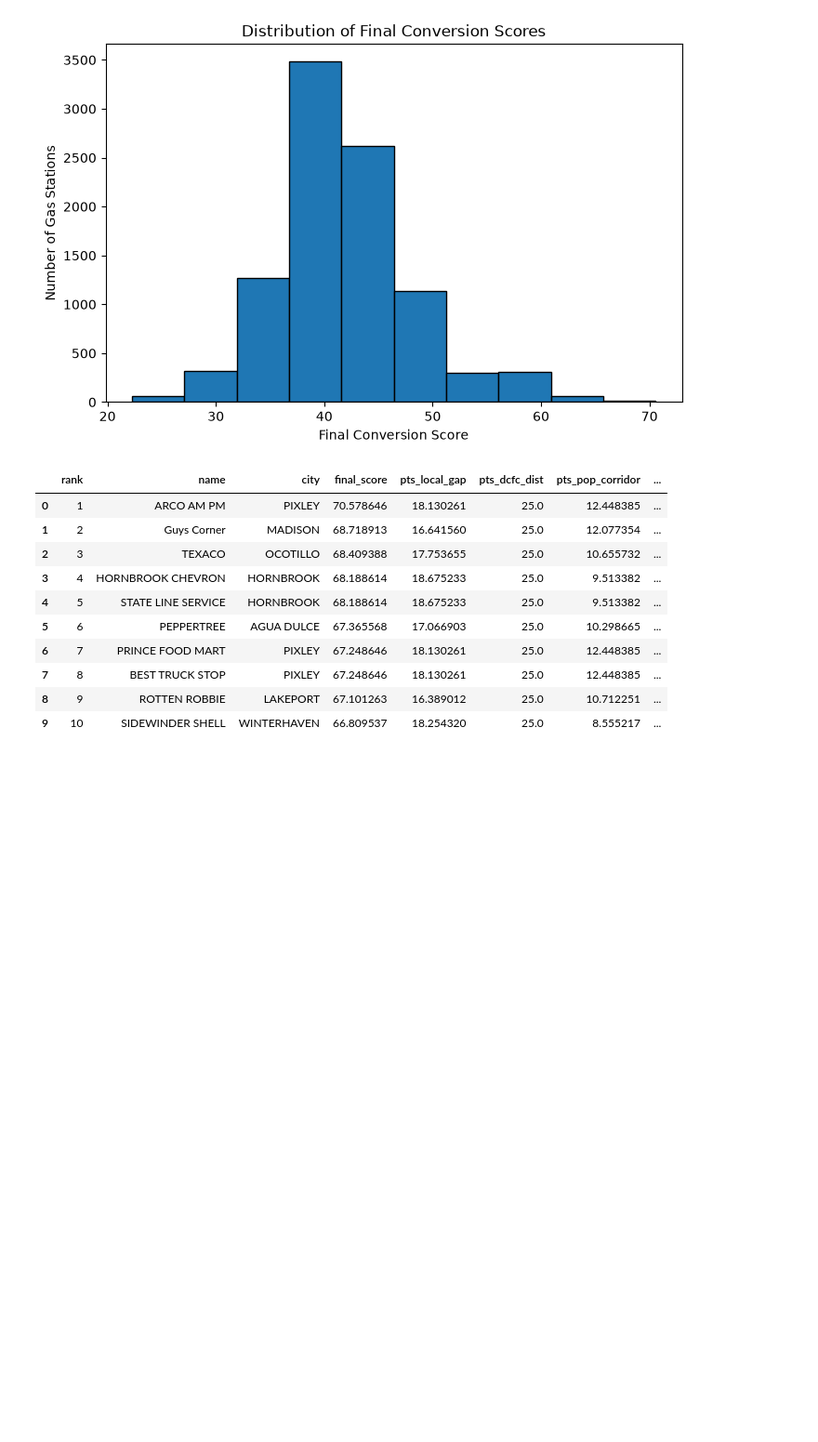
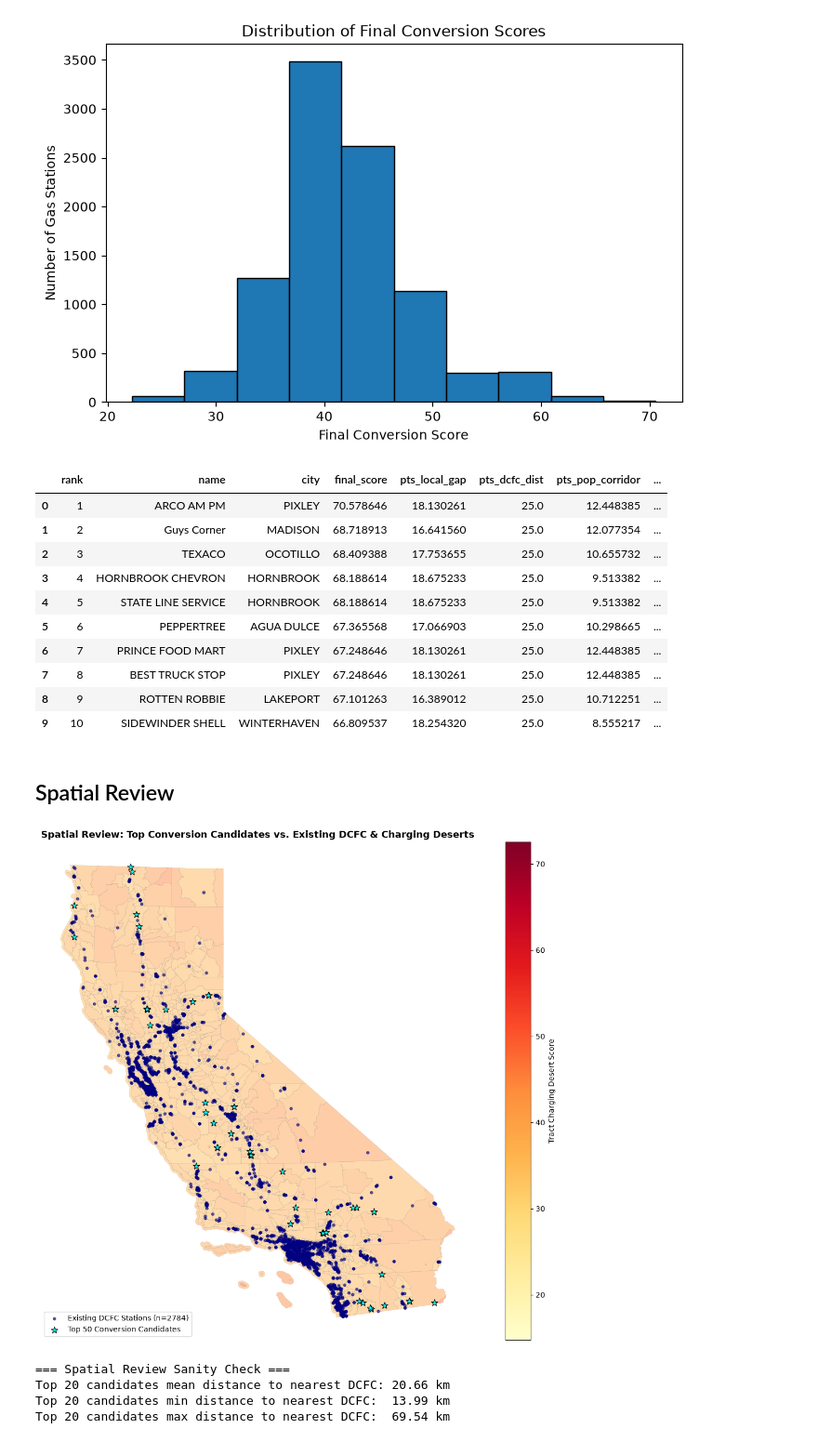
Before and after one commit to BoppingNoodles/california_ev_transition_and_fuel_analytics, a Jupyter notebook: notebooks/04_conversion_candidates.ipynb, the cells around one changed output. Shown at 93% size. Saved outputs shown, nothing was run; the diff lists cells and outputs as text; code cells hidden in the pictures; blank space fills up the shorter version.

Commit message:
feat: spatial review

```diff
--- a/notebooks/04_conversion_candidates.ipynb
+++ b/notebooks/04_conversion_candidates.ipynb
@@ -14,4 +14,6 @@ sys.path.append(str(PROJECT_ROOT / "src"))
 from config import GEOJSON_DIR, PROCESSED_DIR , CRS_WEB
 
 gas_gdf = gpd.read_parquet(PROCESSED_DIR / 'conversion_candidates.parquet')
+deserts_gdf = gpd.read_file(GEOJSON_DIR / 'charging_deserts.geojson')
+ev_gdf = gpd.read_parquet(PROCESSED_DIR / 'ev_stations.parquet')
 # %%
@@ -109,3 +118,63 @@ top_50.head(10)
 | 7 | 8 | BEST TRUCK STOP | PIXLEY | 67.248646 | 18.130261 | 25.0 | 12.448385 | ... |
 | 8 | 9 | ROTTEN ROBBIE | LAKEPORT | 67.101263 | 16.389012 | 25.0 | 10.712251 | ... |
 | 9 | 10 | SIDEWINDER SHELL | WINTERHAVEN | 66.809537 | 18.254320 | 25.0 | 8.555217 | ... |
+# %% [markdown]
+## Spatial Review
+# %%
+# Map candidates over charging deserts tracts
+
+dcfc_gdf = ev_gdf[ev_gdf['dcfc_ports'] > 0].copy()
+top_50 = gas_gdf.sort_values(by='rank').head(50).copy()
+
+if deserts_gdf.crs != gas_gdf.crs:
+    deserts_gdf = deserts_gdf.to_crs(gas_gdf.crs)
+if dcfc_gdf.crs != gas_gdf.crs:
+    dcfc_gdf = dcfc_gdf.to_crs(gas_gdf.crs)
+
+fig, ax = plt.subplots(figsize=(12, 10))
+# Layer 1: Background — Charging Desert Tracts colored by score
+deserts_gdf.plot(
+    ax=ax,
+    column='desert_score',
+    cmap='YlOrRd',
+    legend=True,
+    legend_kwds={'label': 'Tract Charging Desert Score'},
+    alpha=0.45,
+    edgecolor='gray',
+    linewidth=0.2
+)
+# Layer 2: Overlay — Existing DCFC Stations
+dcfc_gdf.plot(
+    ax=ax,
+    color='navy',
+    markersize=12,
+    alpha=0.6,
+    label=f'Existing DCFC Stations (n={len(dcfc_gdf)})'
+)
+# Layer 3: Overlay — Top 50 Conversion Candidates
+top_50.plot(
+    ax=ax,
+    color='cyan',
+    edgecolor='black',
+    linewidth=0.8,
+    marker='*',
+    markersize=90,
+    label='Top 50 Conversion Candidates'
+)
+plt.title("Spatial Review: Top Conversion Candidates vs. Existing DCFC & Charging Deserts", fontsize=13, fontweight='bold')
+plt.legend(loc='lower left', frameon=True)
+plt.axis('off')
+plt.tight_layout()
+plt.show()
+# 5. Sanity Check Statistics
+top_20 = gas_gdf.sort_values(by='rank').head(20)
+print("=== Spatial Review Sanity Check ===")
+print(f"Top 20 candidates mean distance to nearest DCFC: {top_20['nearest_dcfc_km'].mean():.2f} km")
+print(f"Top 20 candidates min distance to nearest DCFC:  {top_20['nearest_dcfc_km'].min():.2f} km")
+print(f"Top 20 candidates max distance to nearest DCFC:  {top_20['nearest_dcfc_km'].max():.2f} km")
+# %% [output]
+[figure, added]
+=== Spatial Review Sanity Check ===
+Top 20 candidates mean distance to nearest DCFC: 20.66 km
+Top 20 candidates min distance to nearest DCFC:  13.99 km
+Top 20 candidates max distance to nearest DCFC:  69.54 km
```
Also changed, not shown: parts of 1 cell of this notebook.
